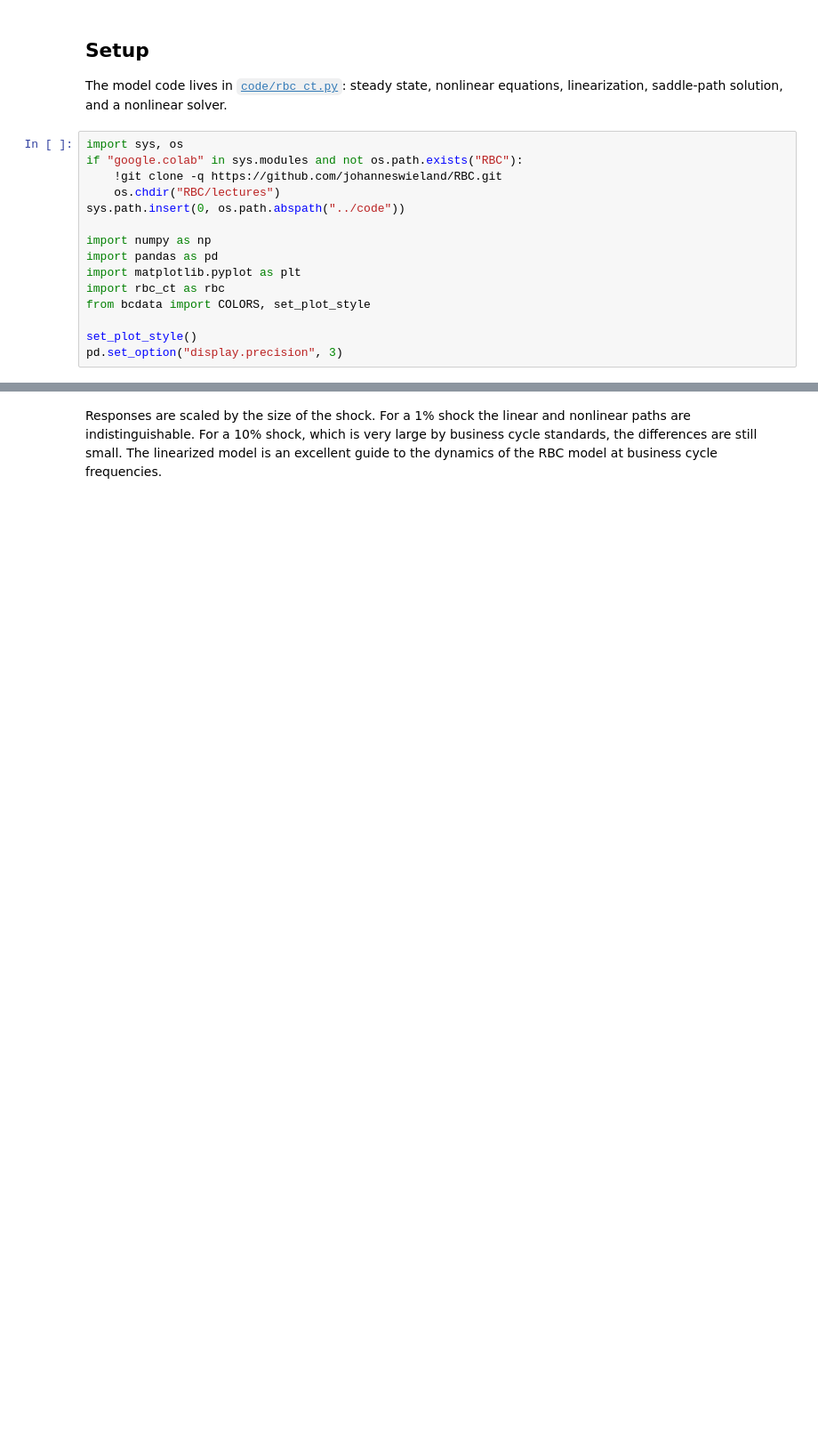
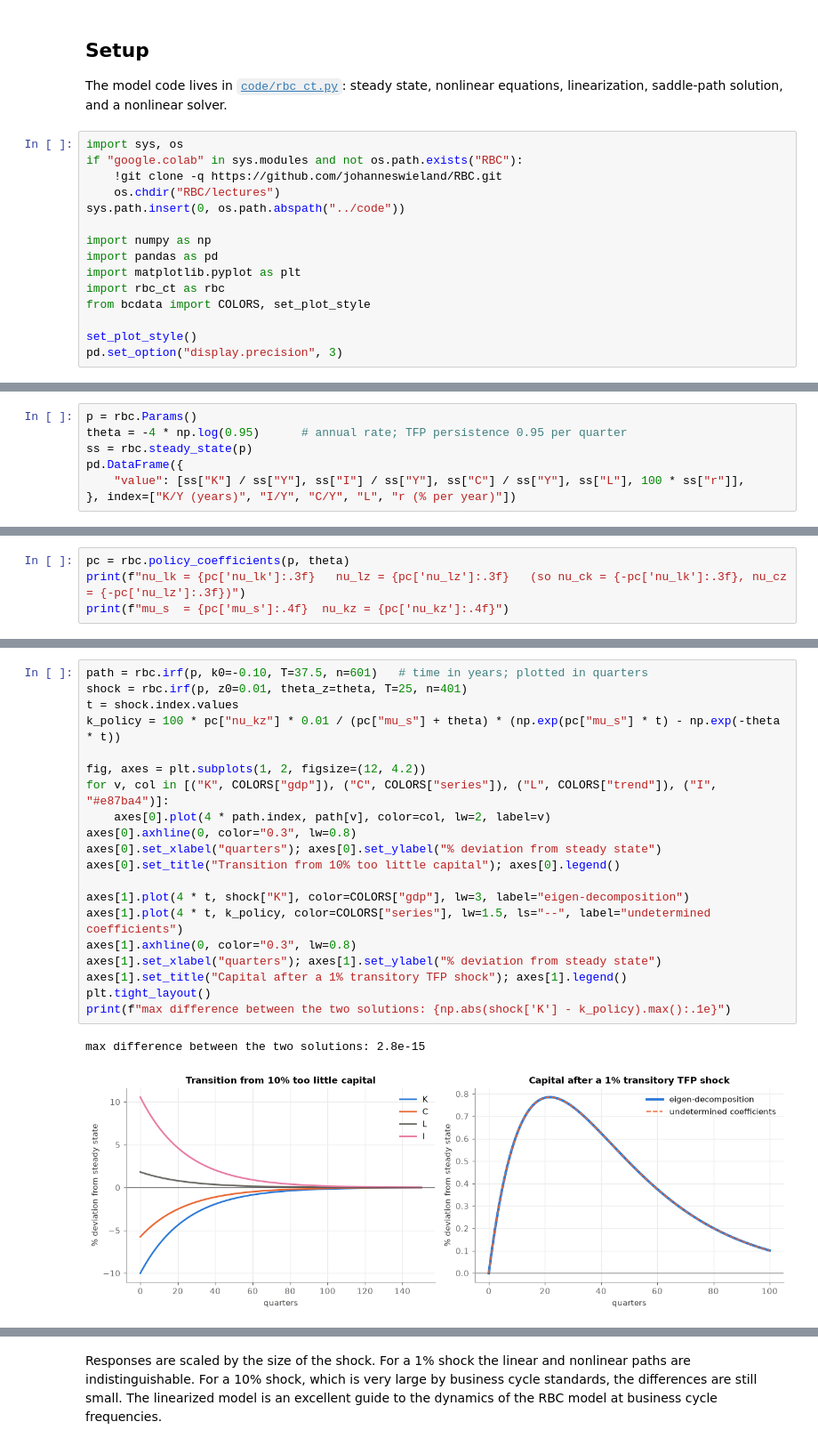
Before and after one commit to johanneswieland/RBC, a Jupyter notebook: lectures/02_rbc_continuous_time.ipynb, the cells around one changed output, grey strips where cells are left out. Shown at 89% size. Drawn from its saved outputs; the diff is of its cells as text; blank space fills up the shorter version.

```diff
--- a/lectures/02_rbc_continuous_time.ipynb
+++ b/lectures/02_rbc_continuous_time.ipynb
@@ -424,0 +401,7 @@ plt.tight_layout()
+# %%
+p = rbc.Params()
+theta = -4 * np.log(0.95)      # annual rate; TFP persistence 0.95 per quarter
+ss = rbc.steady_state(p)
+pd.DataFrame({
+    "value": [ss["K"] / ss["Y"], ss["I"] / ss["Y"], ss["C"] / ss["Y"], ss["L"], 100 * ss["r"]],
+}, index=["K/Y (years)", "I/Y", "C/Y", "L", "r (% per year)"])
@@ -424,0 +503,4 @@ plt.tight_layout()
+# %%
+pc = rbc.policy_coefficients(p, theta)
+print(f"nu_lk = {pc['nu_lk']:.3f}   nu_lz = {pc['nu_lz']:.3f}   (so nu_ck = {-pc['nu_lk']:.3f}, nu_cz = {-pc['nu_lz']:.3f})")
+print(f"mu_s  = {pc['mu_s']:.4f}  nu_kz = {pc['nu_kz']:.4f}")
@@ -424,0 +550,23 @@ plt.tight_layout()
+# %%
+path = rbc.irf(p, k0=-0.10, T=37.5, n=601)   # time in years; plotted in quarters
+shock = rbc.irf(p, z0=0.01, theta_z=theta, T=25, n=401)
+t = shock.index.values
+k_policy = 100 * pc["nu_kz"] * 0.01 / (pc["mu_s"] + theta) * (np.exp(pc["mu_s"] * t) - np.exp(-theta * t))
+
+fig, axes = plt.subplots(1, 2, figsize=(12, 4.2))
+for v, col in [("K", COLORS["gdp"]), ("C", COLORS["series"]), ("L", COLORS["trend"]), ("I", "#e87ba4")]:
+    axes[0].plot(4 * path.index, path[v], color=col, lw=2, label=v)
+axes[0].axhline(0, color="0.3", lw=0.8)
+axes[0].set_xlabel("quarters"); axes[0].set_ylabel("% deviation from steady state")
+axes[0].set_title("Transition from 10% too little capital"); axes[0].legend()
+
+axes[1].plot(4 * t, shock["K"], color=COLORS["gdp"], lw=3, label="eigen-decomposition")
+axes[1].plot(4 * t, k_policy, color=COLORS["series"], lw=1.5, ls="--", label="undetermined coefficients")
+axes[1].axhline(0, color="0.3", lw=0.8)
+axes[1].set_xlabel("quarters"); axes[1].set_ylabel("% deviation from steady state")
+axes[1].set_title("Capital after a 1% transitory TFP shock"); axes[1].legend()
+plt.tight_layout()
+print(f"max difference between the two solutions: {np.abs(shock['K'] - k_policy).max():.1e}")
+# %% [output]
+max difference between the two solutions: 2.8e-15
+[figure, added]
```
Also changed, not shown: parts of 48 cells of this notebook, 2 other files.
